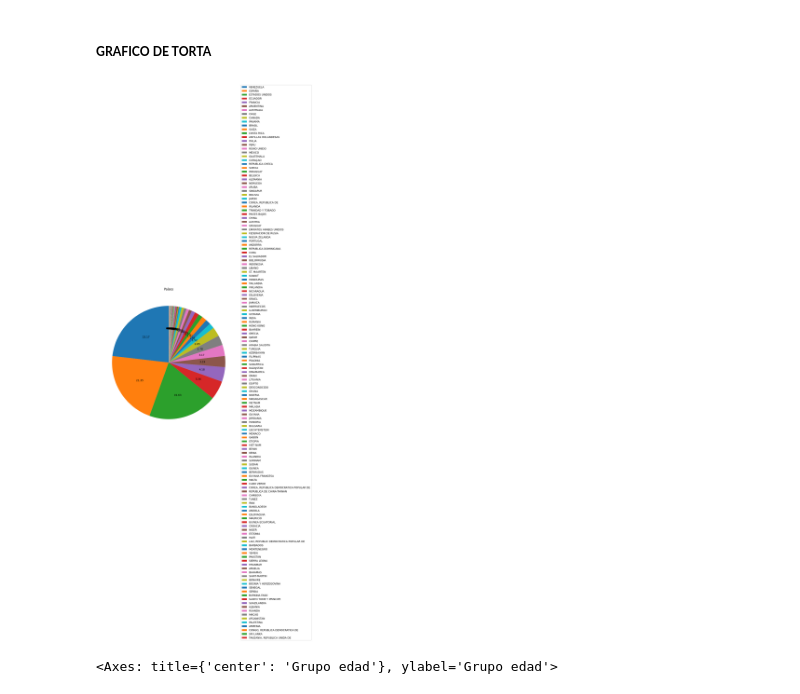
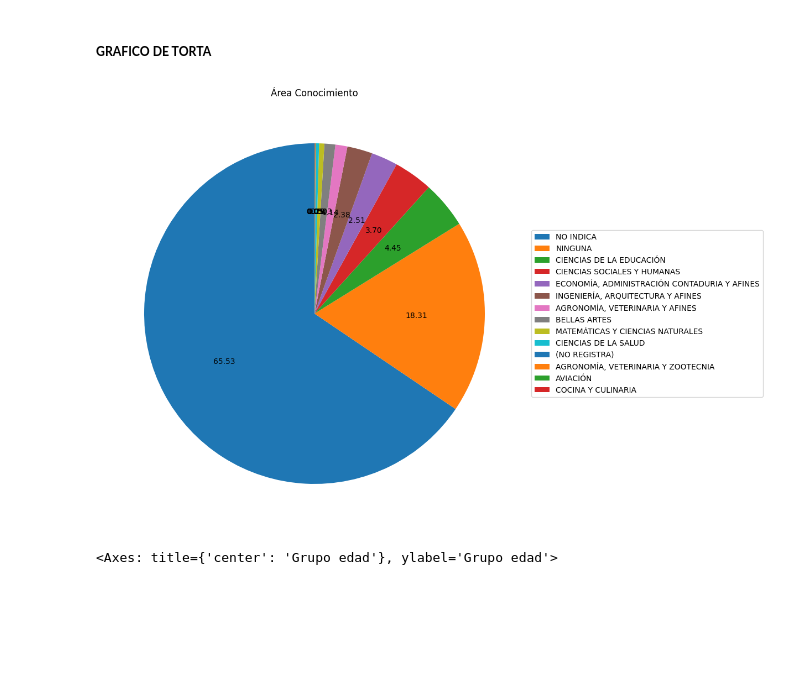
Before and after one commit to alexanderbeleno16/taller1_corte1_mi_20241, a Jupyter notebook: taller1_corte1_mi_20241.ipynb, the cells around one changed output. Cells and saved outputs as stored; diff of their text form; code cells hidden in the pictures; blank space fills up the shorter version.

```diff
--- a/taller1_corte1_mi_20241.ipynb
+++ b/taller1_corte1_mi_20241.ipynb
@@ -347,17 +347,15 @@ print("\n GRAFICO DE BARRAS (Género): \n", data_frame["Género"].value_counts()
 # %%
 # data_frame["País"].value_counts().plot(kind="pie",autopct="%.2f", figsize=(12,10), title= "País" )
 
 # Crear el gráfico circular
 plt.figure(figsize=(12, 10))
-plt.pie(data_frame["País"].value_counts(), labels=None, autopct="%.2f", startangle=90)
+plt.pie(data_frame["Área Conocimiento"].value_counts(), labels=None, autopct="%.2f", startangle=90)
+plt.legend(data_frame['Área Conocimiento'].unique(), loc="center left", bbox_to_anchor=(1, 0.5))
 
-# Añadir las etiquetas de los países
-plt.legend(data_frame['País'].unique(), loc="center left", bbox_to_anchor=(1, 0.5))
-
-plt.title('Países')
+plt.title('Área Conocimiento')
 plt.show()
 # %% [output]
-[figure, old version]
+[figure, new version]
 # %%
 data_frame["Grupo edad"].value_counts().plot(kind="pie",autopct="%.2f", figsize=(12,10), title="Grupo edad" )
 # %% [output]
```
Also changed, not shown: parts of 6 cells of this notebook.
